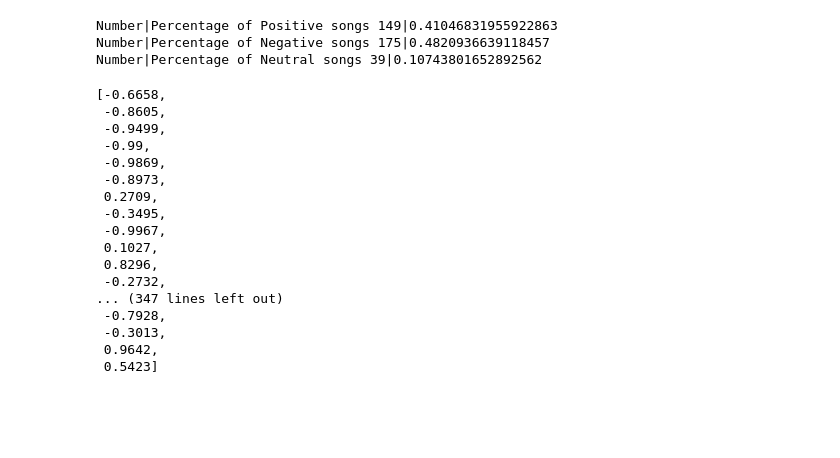
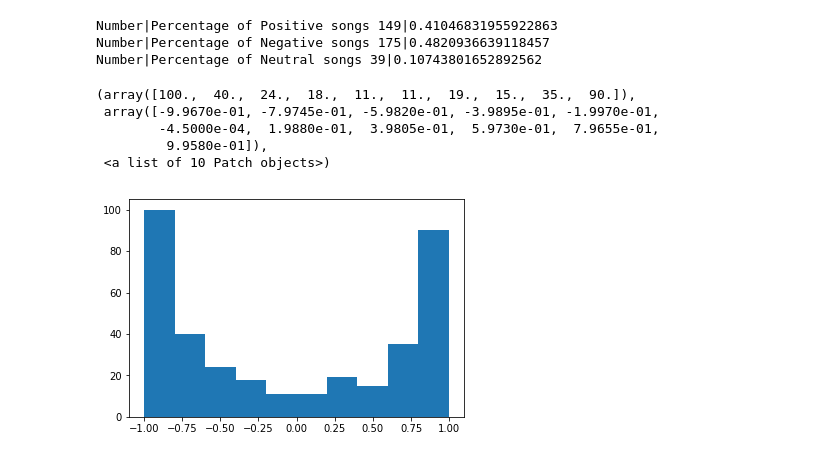
Before and after one commit to Hitkul/Kanye_west_rap_verses, a Jupyter notebook: Data_Insight.ipynb, the cells around one changed output. Drawn from its saved outputs; the diff is of its cells as text; code cells hidden in the pictures; blank space fills up the shorter version.

```diff
--- a/Data_Insight.ipynb
+++ b/Data_Insight.ipynb
@@ -258,23 +263,12 @@ Number|Percentage of Negative songs 175|0.4820936639118457
 Number|Percentage of Neutral songs 39|0.10743801652892562
 # %%
 all_the_compound_scores = [sentiment_of_songs[key]['compound'] for key in sentiment_of_songs.keys()]
-# %%
-all_the_compound_scores
-# %% [output]
-[-0.6658,
- -0.8605,
- -0.9499,
- -0.99,
- -0.9869,
- -0.8973,
- 0.2709,
- -0.3495,
- -0.9967,
- 0.1027,
- 0.8296,
- -0.2732,
-... (347 lines left out)
- -0.7928,
- -0.3013,
- 0.9642,
- 0.5423]
+# %%
+plt.hist(all_the_compound_scores)
+# %% [output]
+(array([100.,  40.,  24.,  18.,  11.,  11.,  19.,  15.,  35.,  90.]),
+ array([-9.9670e-01, -7.9745e-01, -5.9820e-01, -3.9895e-01, -1.9970e-01,
+        -4.5000e-04,  1.9880e-01,  3.9805e-01,  5.9730e-01,  7.9655e-01,
+         9.9580e-01]),
+ <a list of 10 Patch objects>)
+[figure, added]
```
Also changed, not shown: parts of 1 cell of this notebook.
